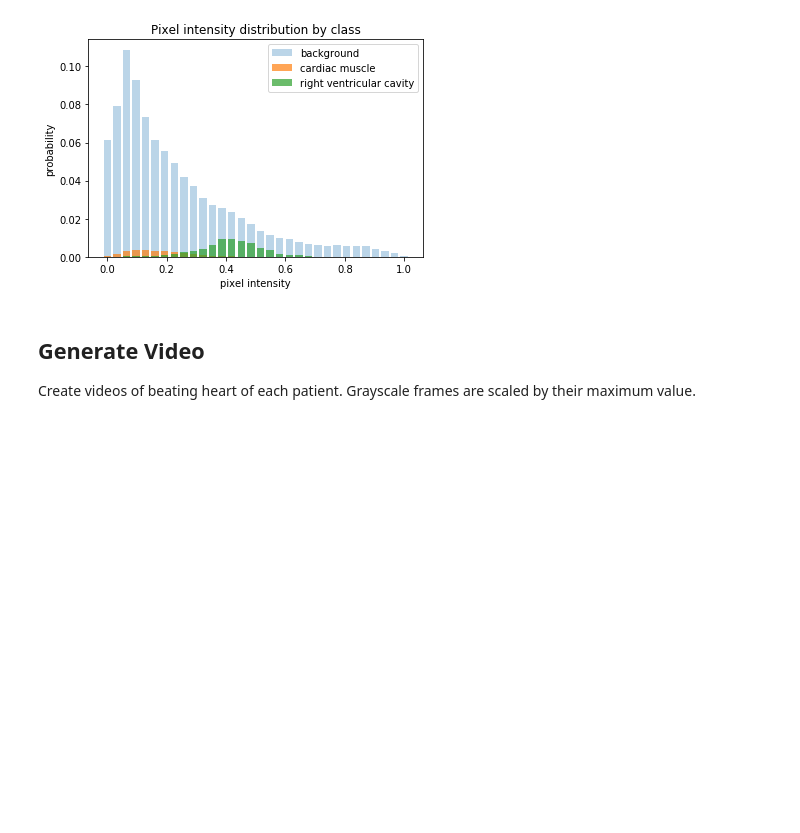
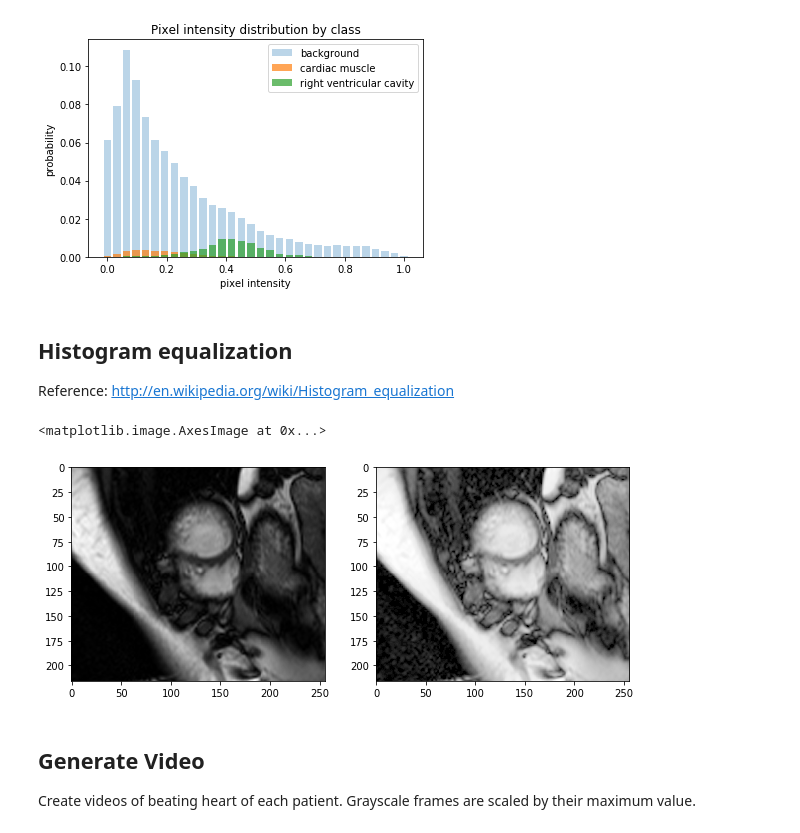
Before and after one commit to chuckyee/cardiac-segmentation, a Jupyter notebook: notebooks/Data Exploration.ipynb, the cells around one changed output. Saved outputs shown, nothing was run; the diff lists cells and outputs as text; code cells hidden in the pictures; blank space fills up the shorter version.

Commit message:
Explore image histogram equalization.

```diff
--- a/notebooks/Cardiac MRI Data Exploration.ipynb
+++ b/notebooks/Data Exploration.ipynb
@@ -86,6 +86,23 @@ plt.title("Pixel intensity distribution by class")
 # %% [output]
 <matplotlib.text.Text at 0x...>
 [figure]
+# %% [markdown]
+## Histogram equalization
+
+Reference: http://en.wikipedia.org/wiki/Histogram_equalization
+# %%
+from skimage import exposure
+
+p = patient.PatientData(os.path.join(basedir, "patient11"))
+n = 10
+plt.figure(figsize=(10, 5))
+plt.subplot(1, 2, 1)
+plt.imshow(p.images[n], cmap=plt.cm.gray)
+plt.subplot(1, 2, 2)
+plt.imshow(exposure.equalize_hist(p.images[n]), cmap=plt.cm.gray)
+# %% [output]
+<matplotlib.image.AxesImage at 0x...>
+[figure, added]
 # %% [markdown]
 ## Generate Video
 
```
